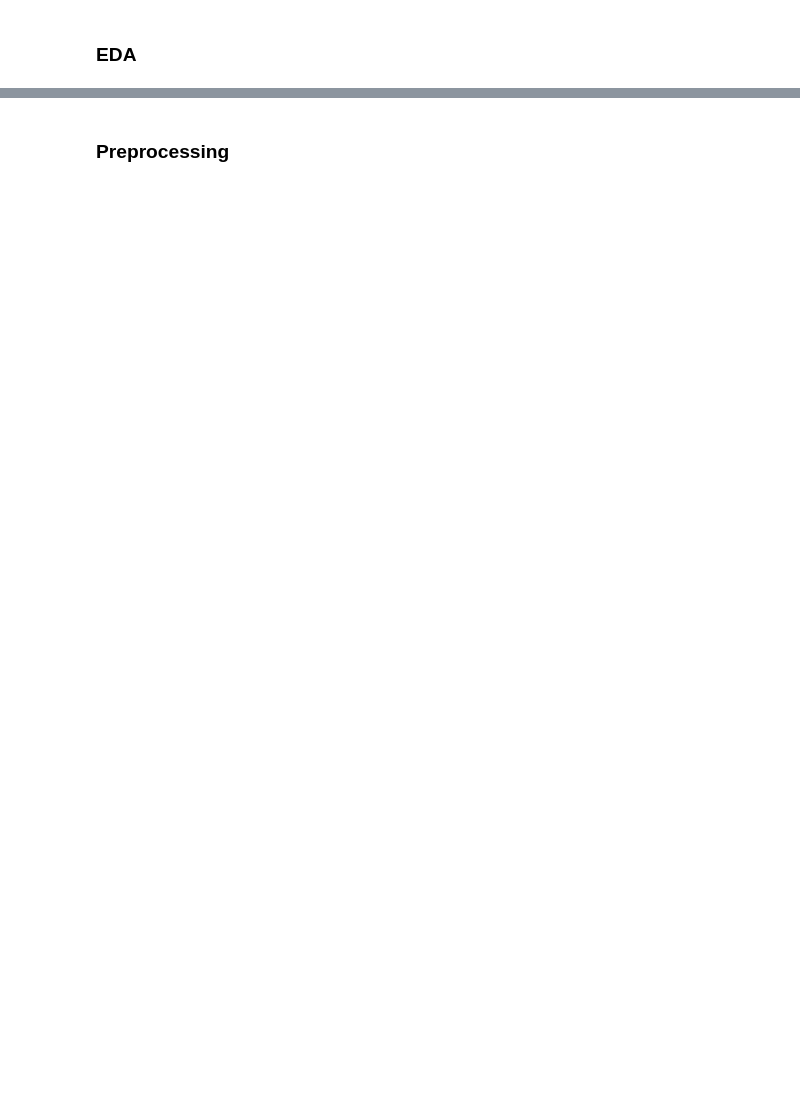
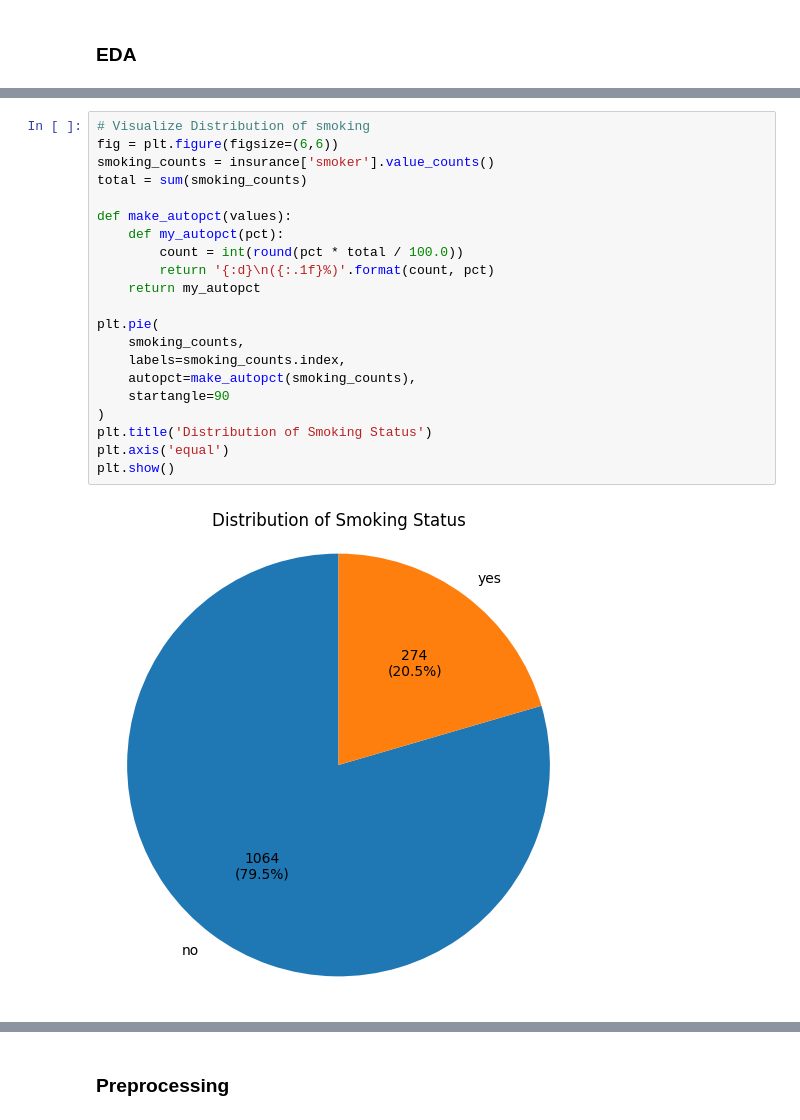
Before and after one commit to Ahmedaboenaba/Machine-Learning, a Jupyter notebook: Regression/medical insurance_cost_prediction.ipynb, the cells around one changed output, grey strips where cells are left out. Saved outputs shown, nothing was run; the diff lists cells and outputs as text; blank space fills up the shorter version.

```diff
--- a/Regression/medical insurance_cost_prediction.ipynb
+++ b/Regression/medical insurance_cost_prediction.ipynb
@@ -49,0 +138,23 @@ from sklearn.metrics import r2_score
+# %%
+# Visualize Distribution of smoking
+fig = plt.figure(figsize=(6,6))
+smoking_counts = insurance['smoker'].value_counts()
+total = sum(smoking_counts)
+
+def make_autopct(values):
+    def my_autopct(pct):
+        count = int(round(pct * total / 100.0))
+        return '{:d}\n({:.1f}%)'.format(count, pct)
+    return my_autopct
+
+plt.pie(
+    smoking_counts,
+    labels=smoking_counts.index,
+    autopct=make_autopct(smoking_counts),
+    startangle=90
+)
+plt.title('Distribution of Smoking Status')
+plt.axis('equal')
+plt.show()
+# %% [output]
+[figure, added]
```
Also changed, not shown: parts of 31 cells of this notebook.
